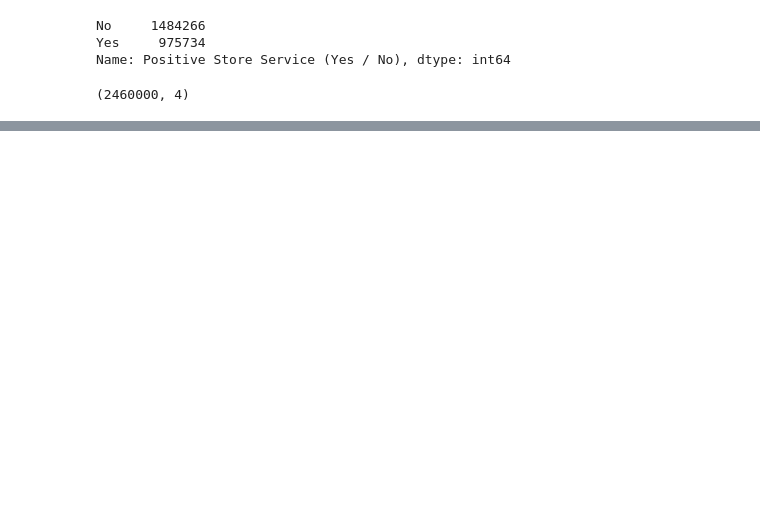
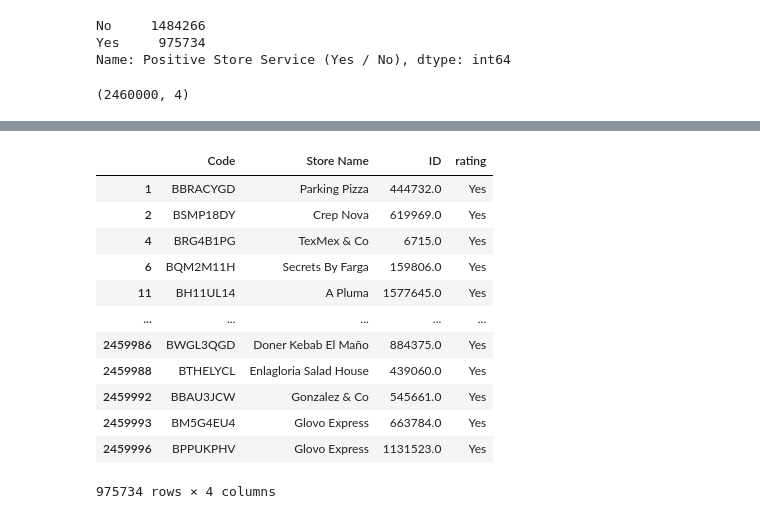
Before and after one commit to nathygonzalez/PR08-final-project-recommendation-system, a Jupyter notebook: Data Exploration.ipynb, the cells around one changed output, grey strips where cells are left out. Cells and saved outputs as stored; diff of their text form; code cells hidden in the pictures; blank space fills up the shorter version.

```diff
--- a/Data Exploration.ipynb
+++ b/Data Exploration.ipynb
@@ -189,0 +270,18 @@ df1.shape
+# %%
+# Filtering the Dataset to see only restaurants with a Positive rating
+rating_yes = df1[df1['rating']=='Yes']
+rating_yes
+# %% [output]
+|  | Code | Store Name | ID | rating |
+| 1 | BBRACYGD | Parking Pizza | 444732.0 | Yes |
+| 2 | BSMP18DY | Crep Nova | 619969.0 | Yes |
+| 4 | BRG4B1PG | TexMex & Co | 6715.0 | Yes |
+| 6 | BQM2M11H | Secrets By Farga | 159806.0 | Yes |
+| 11 | BH11UL14 | A Pluma | 1577645.0 | Yes |
+| ... | ... | ... | ... | ... |
+| 2459986 | BWGL3QGD | Doner Kebab El Maño | 884375.0 | Yes |
+| 2459988 | BTHELYCL | Enlagloria Salad House | 439060.0 | Yes |
+| 2459992 | BBAU3JCW | Gonzalez & Co | 545661.0 | Yes |
+| 2459993 | BM5G4EU4 | Glovo Express | 663784.0 | Yes |
+| 2459996 | BPPUKPHV | Glovo Express | 1131523.0 | Yes |
+975734 rows × 4 columns
```
Also changed, not shown: parts of 30 cells of this notebook.
